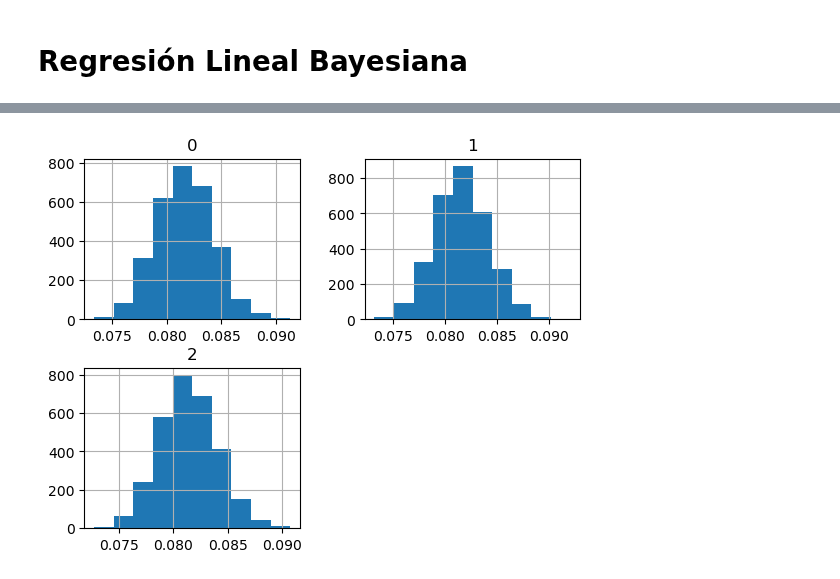
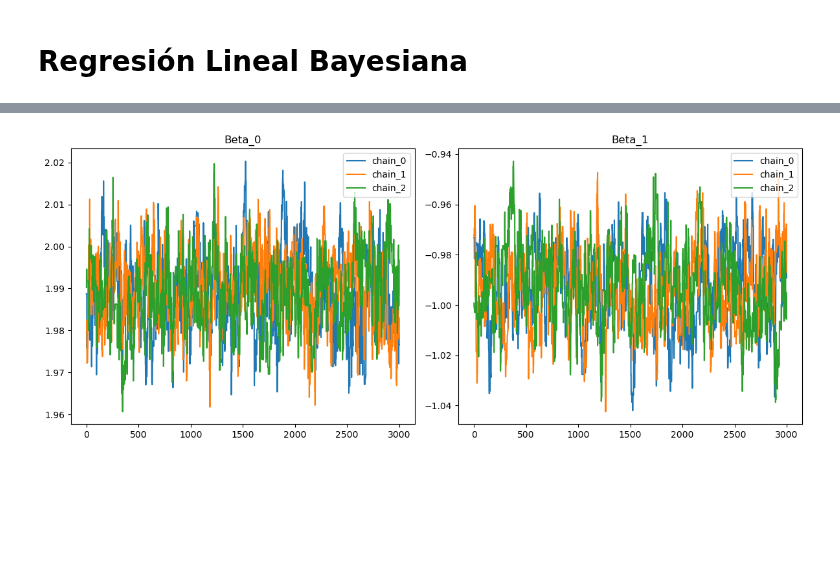
Before and after one commit to yaelrsc/Computaci-n-estad-stica-2026-2, a Jupyter notebook: MCMC/metropolis_hastings.ipynb, the cells around one changed output, grey strips where cells are left out. Saved outputs shown, nothing was run; the diff lists cells and outputs as text; code cells hidden in the pictures; blank space fills up the shorter version.

```diff
--- a/MCMC/metropolis_hastings.ipynb
+++ b/MCMC/metropolis_hastings.ipynb
@@ -690,5 +71,4 @@ plt.show()
-# %%
-pd.DataFrame(bay_lr.score(X, y)).hist()
-plt.show()
-# %% [output]
-[figure, removed]
+# %%
+bay_lr.plot_beta_traces(figsize=(12, 5), layout=(1, 2))
+# %% [output]
+[figure, added]
```
Also changed, not shown: parts of 61 cells of this notebook, 4 other files.
